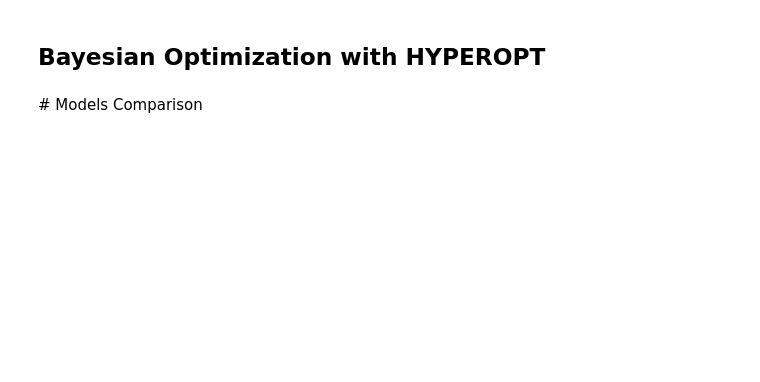
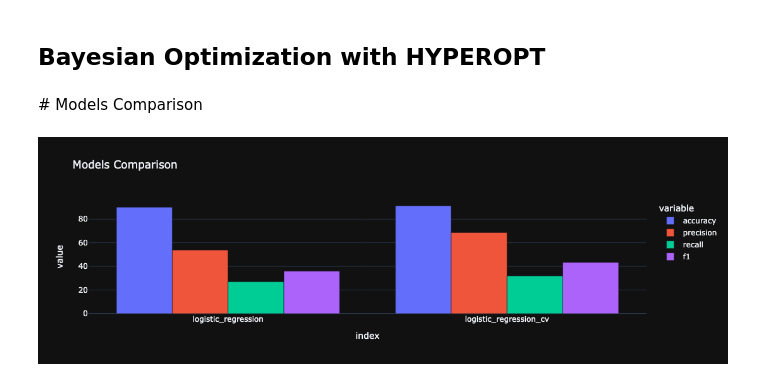
Before and after one commit to Volscente/customer_personality, a Jupyter notebook: notebooks/response_classification.ipynb, the cells around one changed output. Drawn from its saved outputs; the diff is of its cells as text; code cells hidden in the pictures; blank space fills up the shorter version.

Commit message:
Plot models comparison

```diff
--- a/notebooks/response_classification.ipynb
+++ b/notebooks/response_classification.ipynb
@@ -122,7 +122,7 @@ X_test_transformed = pd.DataFrame(column_transformer.transform(X_test), columns=
 metrics = ['accuracy', 'precision', 'recall', 'f1']
 # %%
 # Initialize DataFrame of model performance
-performance = pd.DataFrame(columns=[metrics])
+performance = pd.DataFrame(columns=metrics)
 # %% [markdown]
 ## Logistic Regression
 
@@ -305,5 +316,13 @@ performance.columns.values
 # %%
 # Plot the models' performance
-figure = ex.bar(performance, x=performance.columns.values)
+figure = ex.bar(performance,
+                x=performance.index,
+                y=performance.columns.values,
+                barmode='group',
+                title='Models Comparison',
+                labels={'x':'Model', 'y':'Performance'},
+                template='plotly_dark')
 
 figure.show()
+# %% [output]
+[figure, added]
```
Also changed, not shown: parts of 5 cells of this notebook.
